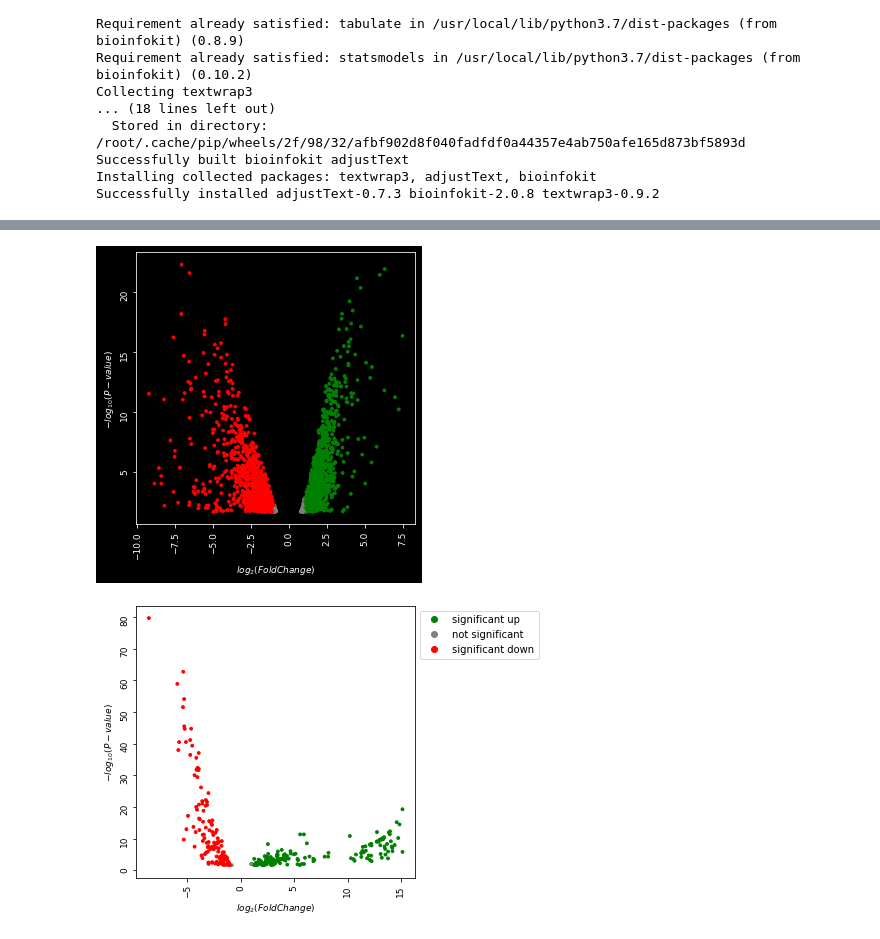
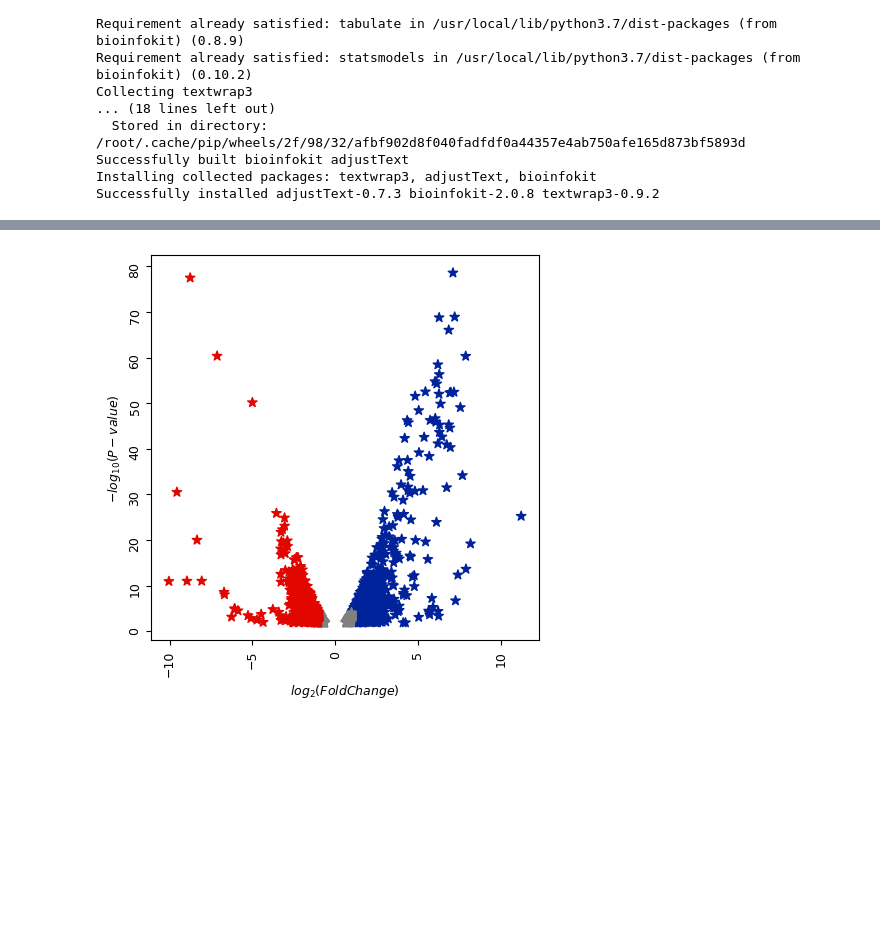
Before and after one commit to sivakumarkc/dataanalysis, a Jupyter notebook: volcanoplot.ipynb, the cells around one changed output, grey strips where cells are left out. Saved outputs shown, nothing was run; the diff lists cells and outputs as text; code cells hidden in the pictures; blank space fills up the shorter version.

```diff
--- a/volcanoplot.ipynb
+++ b/volcanoplot.ipynb
@@ -55,8 +109,7 @@ visuz.GeneExpression.volcano(df=df, lfc='logFC', pv='PValue', legendanchor=(0.00
 # %%
-visuz.GeneExpression.volcano(df=df, lfc='logFC', pv='PValue', theme='dark',show=True)
+#Change the shape and size of the points
+
+visuz.GeneExpression.volcano(df=df, lfc='log2FC', pv='PValue', color=("#00239CFF", "grey", "#E10600FF"),
+    markerdot='*', dotsize=50, show=True)
 # %% [output]
-[figure, old version]
+[figure, new version]
-# %%
-visuz.GeneExpression.volcano(df=df, lfc='logFC', pv='PValue', plotlegend=True, legendpos='upper right', legendanchor=(1.46,1), show=True)
-# %% [output]
-[figure, removed]
```
Also changed, not shown: parts of 22 cells of this notebook.
